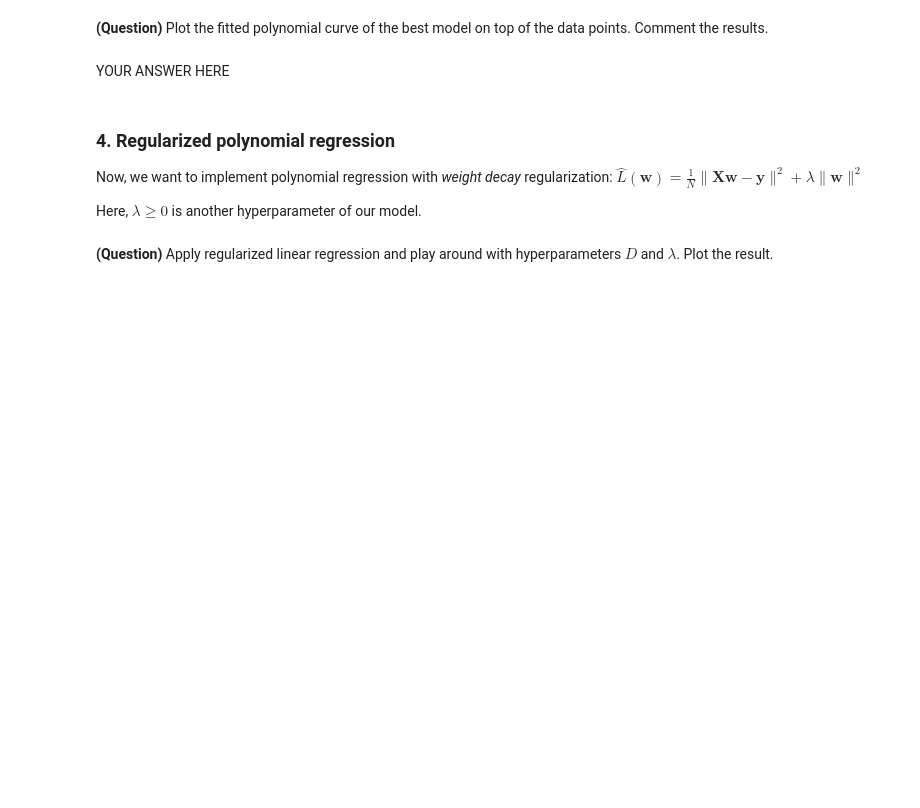
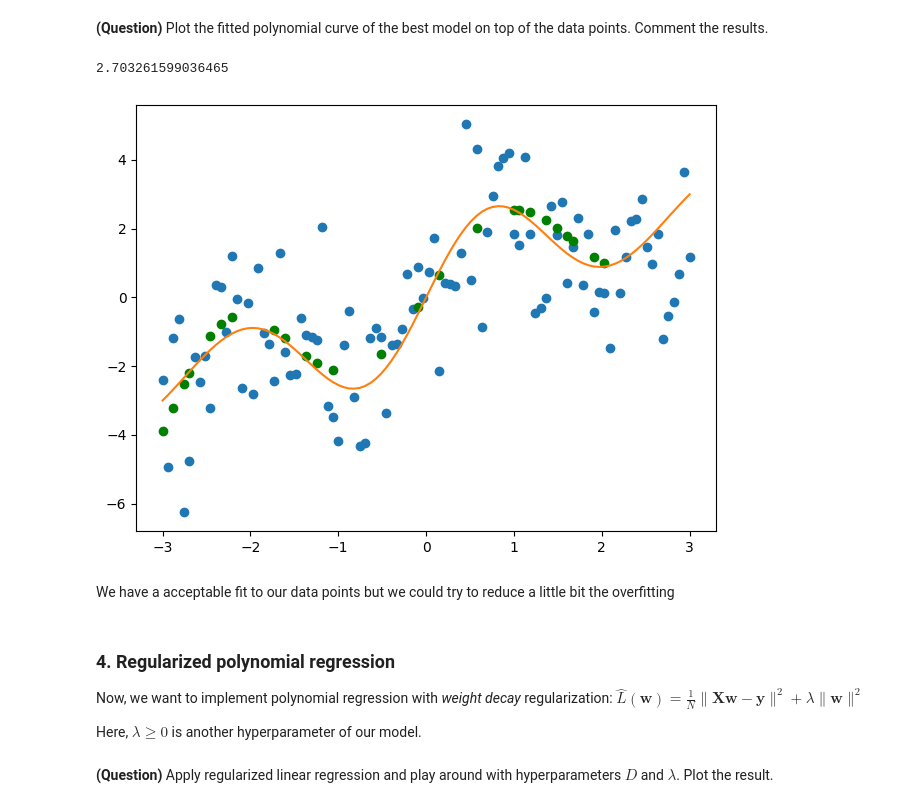
Before and after one commit to aytilfani/ml-3a, a Jupyter notebook: ml_tp1.ipynb, the cells around one changed output. Saved outputs shown, nothing was run; the diff lists cells and outputs as text; code cells hidden in the pictures; blank space fills up the shorter version.

```diff
--- a/ml_tp1.ipynb
+++ b/ml_tp1.ipynb
@@ -166,10 +186,19 @@ raise NotImplementedError()
 # %% [markdown]
 **(Question)** Plot the fitted polynomial curve of the best model on top of the data points. Comment the results.
 # %%
-# YOUR CODE HERE
-raise NotImplementedError()
+model = PolynomialRegression(D=7)
+model.fit(X_train, y_train)
+y_predicted = model.predict(X_valid)
+print(mean_squared_error(y_valid, y_predicted))
+plt.plot(X, y_noisy, 'o')
+plt.plot(X_valid, y_predicted, 'go')
+plt.plot(X, y)
+plt.tight_layout()
+# %% [output]
+2.703261599036465
+[figure, added]
 # %% [markdown]
-YOUR ANSWER HERE
+We have a acceptable fit to our data points but we could try to reduce a little bit the overfitting
 # %% [markdown]
 ### 4. Regularized polynomial regression
 
```
Also changed, not shown: parts of 8 cells of this notebook.
